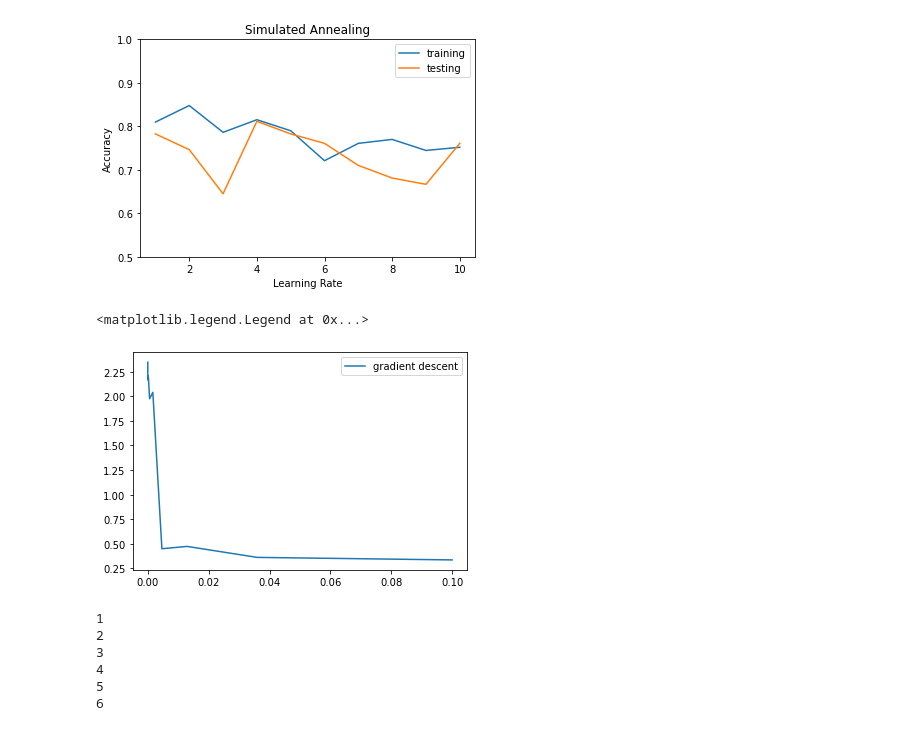
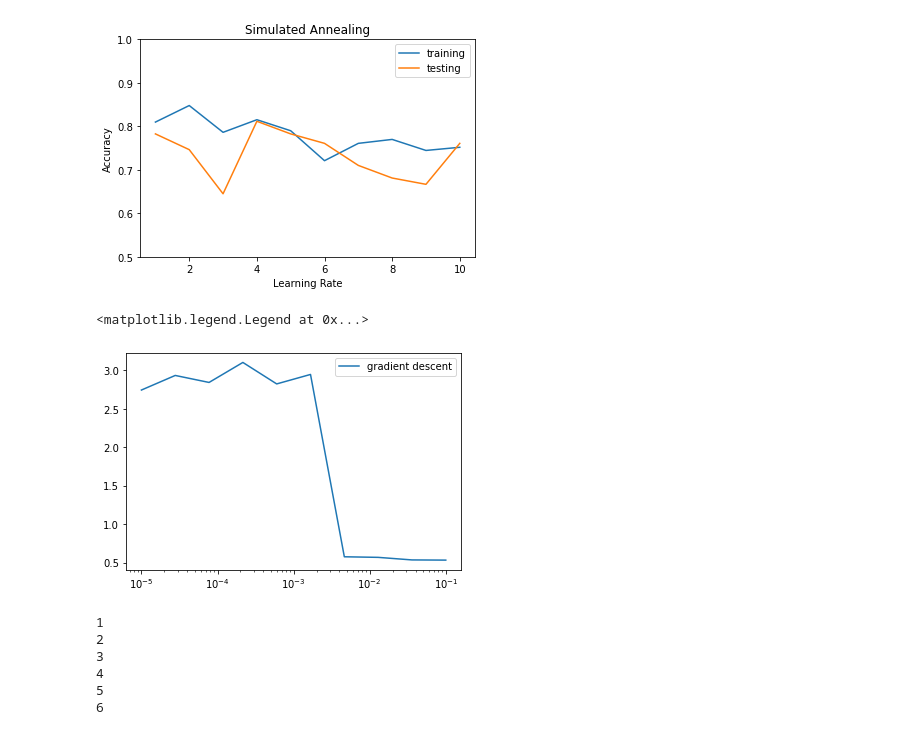
Before and after one commit to bryanliu94/CS7641_Machine_Learning, a Jupyter notebook: Assignment 2/Neural Network.ipynb, the cells around one changed output. Saved outputs shown, nothing was run; the diff lists cells and outputs as text; code cells hidden in the pictures.

```diff
--- a/Assignment 2/Neural Network.ipynb
+++ b/Assignment 2/Neural Network.ipynb
@@ -444,13 +444,13 @@ Text(0.5, 1.0, 'Simulated Annealing')
 # %%
 plt.plot(lr1, m1c, label = 'gradient descent')
 # plt.plot(lr2, m2c, label = 'random hill climb')
 # plt.plot(lr2, m3c, label = 'simulated annealing')
-# plt.xscale('log')
+plt.xscale('log')
 # plt.xticks(lr1+lr2)
 plt.legend()
 # %% [output]
 <matplotlib.legend.Legend at 0x...>
-[figure, old version]
+[figure, new version]
 # %%
 clips = range(1, 7)
 
```
Also changed, not shown: parts of 8 cells of this notebook, 3 other files.
